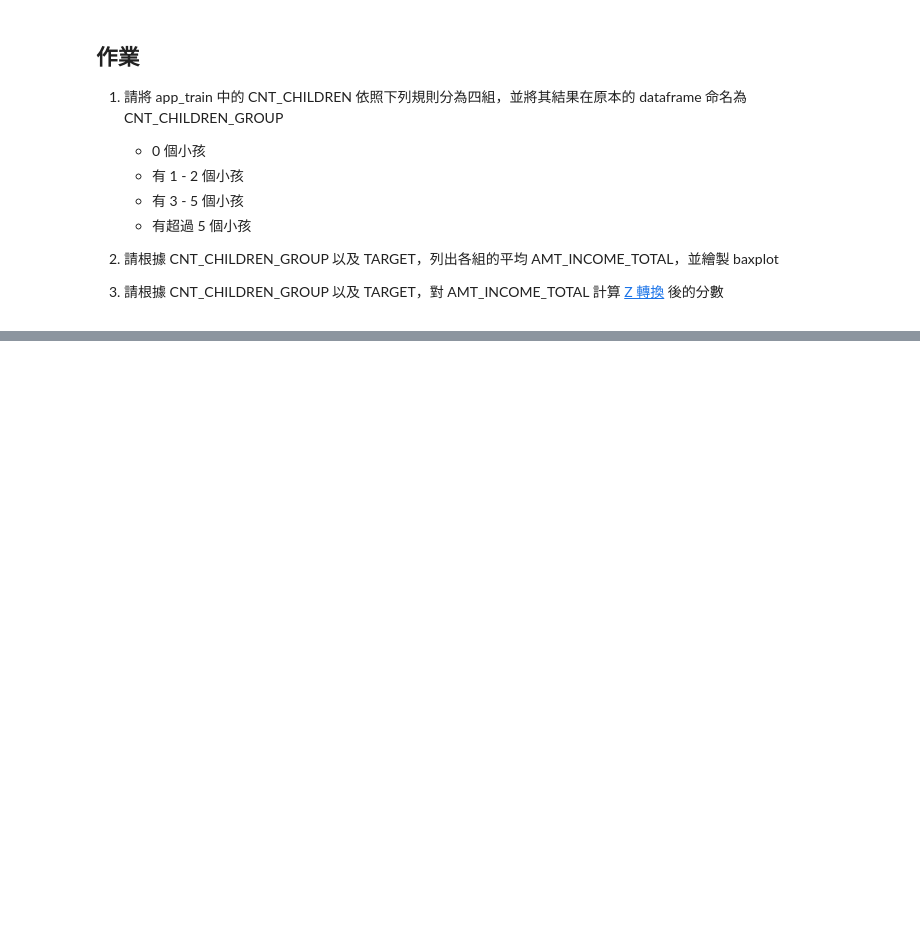
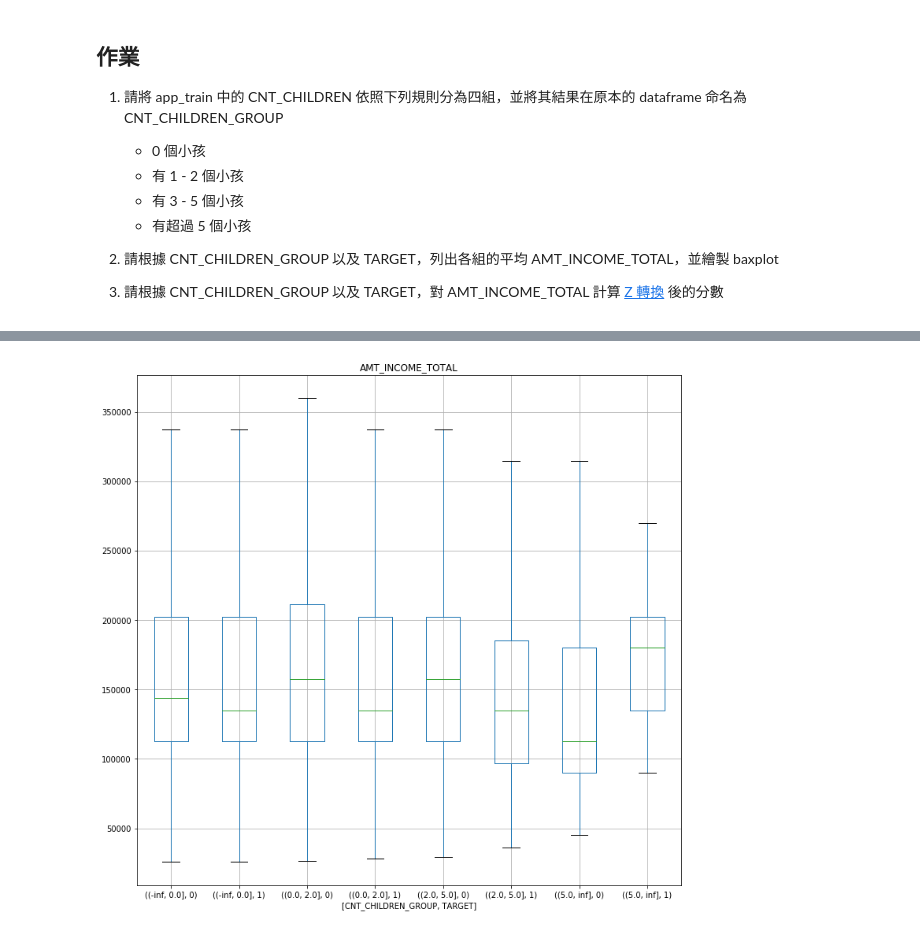
Before and after one commit to luffy024688/2nd-ML-1000Days, a Jupyter notebook: homework/Day_008_HW.ipynb, the cells around one changed output, grey strips where cells are left out. Drawn from its saved outputs; the diff is of its cells as text; code cells hidden in the pictures; blank space fills up the shorter version.

```diff
--- a/homework/Day_008_HW.ipynb
+++ b/homework/Day_008_HW.ipynb
@@ -47,10 +47,8 @@ Path of read in data: ../data/application_train.csv
 3. 請根據 CNT_CHILDREN_GROUP 以及 TARGET，對 AMT_INCOME_TOTAL 計算 [Z 轉換](https://en.wikipedia.org/wiki/Standard_score) 後的分數
 # %%
 #1
-"""
-Your code here
-"""
-cut_rule =
+cut_rule = [-np.inf,0,2,5,np.inf]
+#group_name = ['0個小孩', '1-2個小孩','3-5個小孩','超過5個小孩']
 
-app_train['CNT_CHILDREN_GROUP'] = pd.cut(app_train['CNT_CHILDREN'].values, cut_rule, include_lowest=True)
+app_train['CNT_CHILDREN_GROUP'] = pd.cut(app_train['CNT_CHILDREN'].values, cut_rule,include_lowest=True)
 app_train['CNT_CHILDREN_GROUP'].value_counts()
@@ -66,14 +90,17 @@ grouped_df.mean()
 # %%
 #2-2
 """
 Your code here
 """
-plt_column =
-plt_by =
+plt_column = 'AMT_INCOME_TOTAL'
+
+plt_by = ['CNT_CHILDREN_GROUP', 'TARGET']#['CNT_CHILDREN_GROUP', 'TARGET']
 
 app_train.boxplot(column=plt_column, by = plt_by, showfliers = False, figsize=(12,12))
 plt.suptitle('')
 plt.show()
+# %% [output]
+[figure, added]
 # %%
 #3
 """
```
Also changed, not shown: parts of 4 cells of this notebook, 1 other file.
